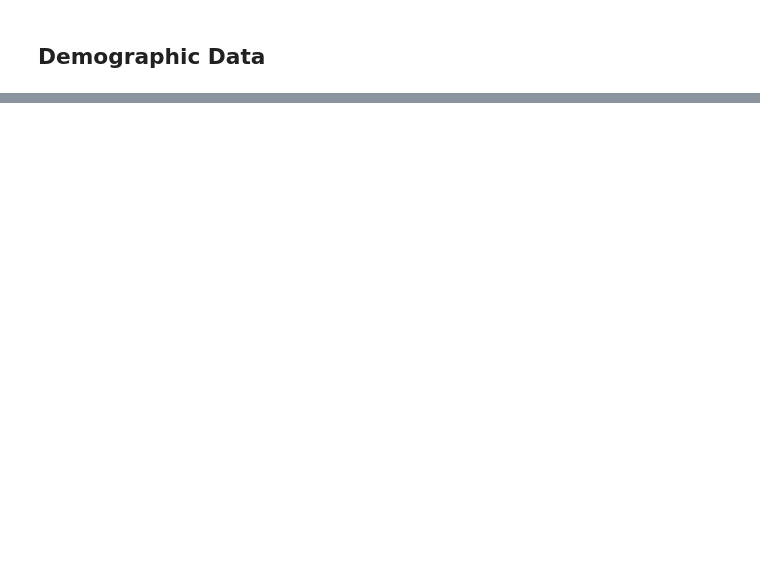
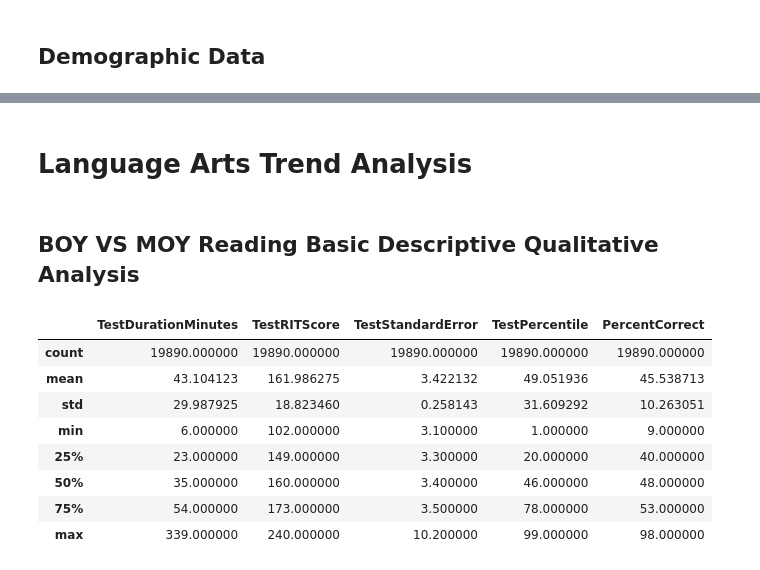
Before and after one commit to kristen770/MAP-Data-Analysis, a Jupyter notebook: MAP Score Analysis.ipynb, the cells around one changed output, grey strips where cells are left out. Drawn from its saved outputs; the diff is of its cells as text; code cells hidden in the pictures; blank space fills up the shorter version.

```diff
--- a/MAP Score Analysis.ipynb
+++ b/MAP Score Analysis.ipynb
@@ -276,0 +381,5 @@ for col in hist_columns:
+# %% [markdown]
+# Language Arts Trend Analysis
+# %%
+#boy reading
+boy_reading = boy.loc[boy['Subject'] == 'Language Arts']
@@ -276,0 +389,15 @@ for col in hist_columns:
+# %% [markdown]
+##  BOY VS MOY Reading Basic Descriptive Qualitative Analysis
+# %%
+#descriptive statistics for quantitative columns
+boy_reading[quant_columns].describe()
+# %% [output]
+|  | TestDurationMinutes | TestRITScore | TestStandardError | TestPercentile | PercentCorrect |
+| count | 19890.000000 | 19890.000000 | 19890.000000 | 19890.000000 | 19890.000000 |
+| mean | 43.104123 | 161.986275 | 3.422132 | 49.051936 | 45.538713 |
+| std | 29.987925 | 18.823460 | 0.258143 | 31.609292 | 10.263051 |
+| min | 6.000000 | 102.000000 | 3.100000 | 1.000000 | 9.000000 |
+| 25% | 23.000000 | 149.000000 | 3.300000 | 20.000000 | 40.000000 |
+| 50% | 35.000000 | 160.000000 | 3.400000 | 46.000000 | 48.000000 |
+| 75% | 54.000000 | 173.000000 | 3.500000 | 78.000000 | 53.000000 |
+| max | 339.000000 | 240.000000 | 10.200000 | 99.000000 | 98.000000 |
```
Also changed, not shown: parts of 56 cells of this notebook.
